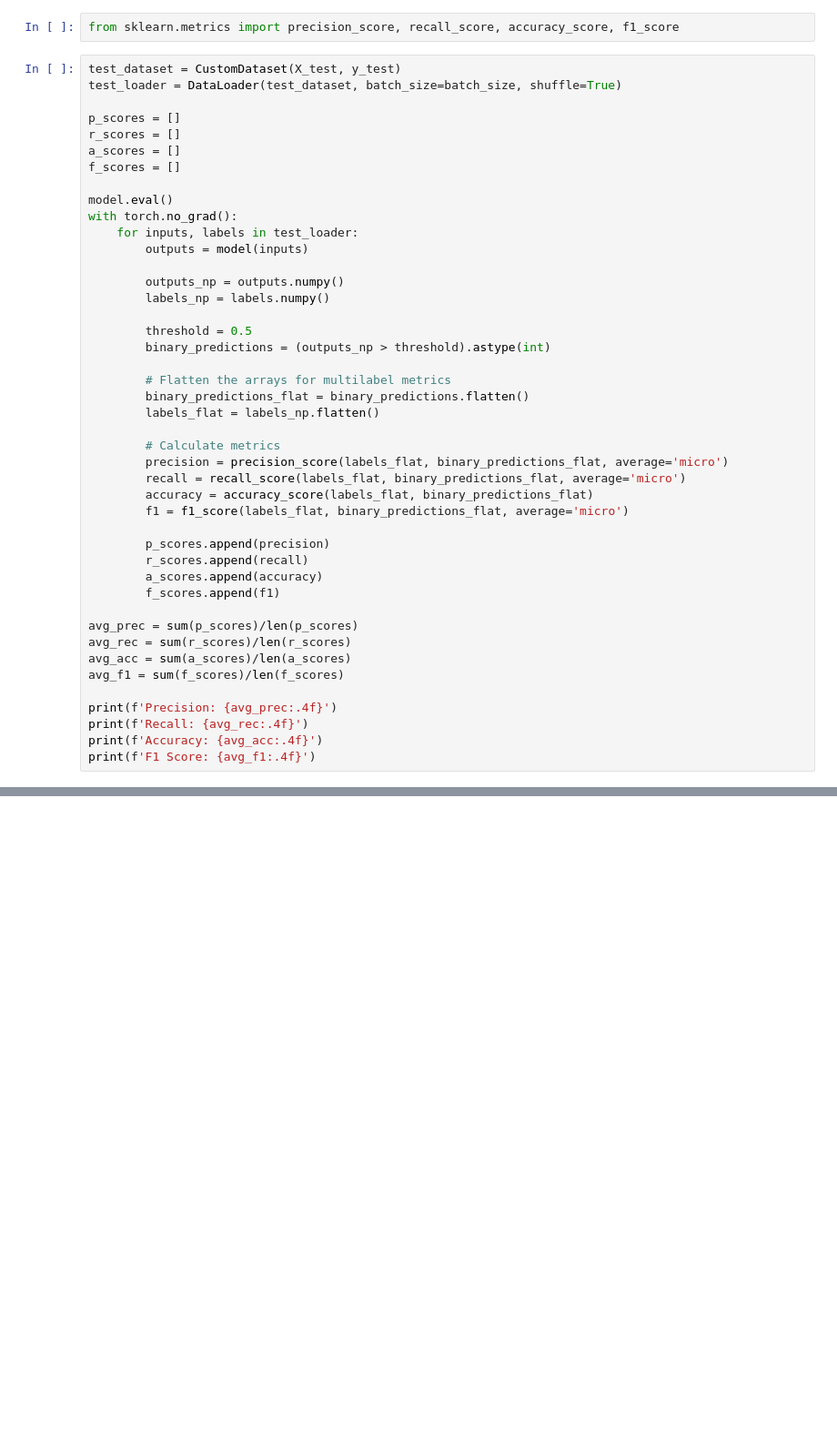
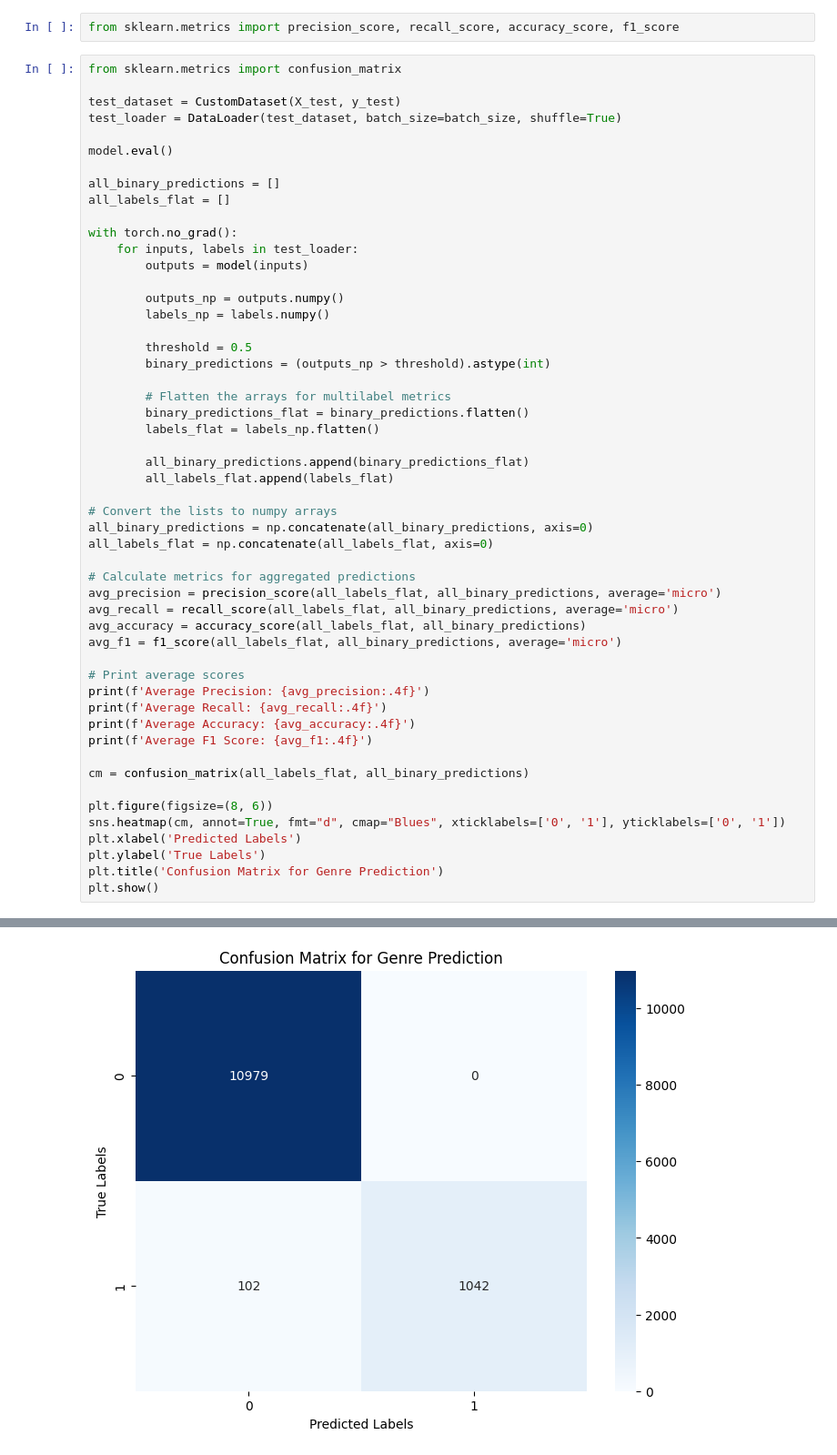
Before and after one commit to iAmBrig12/IMDB_Dataset_NLP, a Jupyter notebook: main.ipynb, the cells around one changed output, grey strips where cells are left out. Shown at 91% size. Cells and saved outputs as stored; diff of their text form; blank space fills up the shorter version.

```diff
--- a/eda.ipynb
+++ b/main.ipynb
@@ -311,15 +315,16 @@ Epoch 50/50, Loss: 0.6641273498535156
 # %%
 from sklearn.metrics import precision_score, recall_score, accuracy_score, f1_score
 # %%
+from sklearn.metrics import confusion_matrix
+
 test_dataset = CustomDataset(X_test, y_test)
 test_loader = DataLoader(test_dataset, batch_size=batch_size, shuffle=True)
 
-p_scores = []
-r_scores = []
-a_scores = []
-f_scores = []
+model.eval()
 
-model.eval()
+all_binary_predictions = []
+all_labels_flat = []
+
 with torch.no_grad():
     for inputs, labels in test_loader:
         outputs = model(inputs)
@@ -334,24 +339,31 @@ with torch.no_grad():
         binary_predictions_flat = binary_predictions.flatten()
         labels_flat = labels_np.flatten()
 
-        # Calculate metrics
-        precision = precision_score(labels_flat, binary_predictions_flat, average='micro')
-        recall = recall_score(labels_flat, binary_predictions_flat, average='micro')
-        accuracy = accuracy_score(labels_flat, binary_predictions_flat)
-        f1 = f1_score(labels_flat, binary_predictions_flat, average='micro')
+        all_binary_predictions.append(binary_predictions_flat)
+        all_labels_flat.append(labels_flat)
 
-        p_scores.append(precision)
-        r_scores.append(recall)
-        a_scores.append(accuracy)
-        f_scores.append(f1)
+# Convert the lists to numpy arrays
+all_binary_predictions = np.concatenate(all_binary_predictions, axis=0)
+all_labels_flat = np.concatenate(all_labels_flat, axis=0)
 
-avg_prec = sum(p_scores)/len(p_scores)
-avg_rec = sum(r_scores)/len(r_scores)
-avg_acc = sum(a_scores)/len(a_scores)
-avg_f1 = sum(f_scores)/len(f_scores)
+# Calculate metrics for aggregated predictions
+avg_precision = precision_score(all_labels_flat, all_binary_predictions, average='micro')
+avg_recall = recall_score(all_labels_flat, all_binary_predictions, average='micro')
+avg_accuracy = accuracy_score(all_labels_flat, all_binary_predictions)
+avg_f1 = f1_score(all_labels_flat, all_binary_predictions, average='micro')
 
-print(f'Precision: {avg_prec:.4f}')
-print(f'Recall: {avg_rec:.4f}')
-print(f'Accuracy: {avg_acc:.4f}')
-print(f'F1 Score: {avg_f1:.4f}')
+# Print average scores
+print(f'Average Precision: {avg_precision:.4f}')
+print(f'Average Recall: {avg_recall:.4f}')
+print(f'Average Accuracy: {avg_accuracy:.4f}')
+print(f'Average F1 Score: {avg_f1:.4f}')
+
+cm = confusion_matrix(all_labels_flat, all_binary_predictions)
+
+plt.figure(figsize=(8, 6))
+sns.heatmap(cm, annot=True, fmt="d", cmap="Blues", xticklabels=['0', '1'], yticklabels=['0', '1'])
+plt.xlabel('Predicted Labels')
+plt.ylabel('True Labels')
+plt.title('Confusion Matrix for Genre Prediction')
+plt.show()
 # %% [output]
@@ -361,0 +374 @@ F1 Score: 0.9926
+[figure, added]
```
Also changed, not shown: parts of 4 cells of this notebook.
